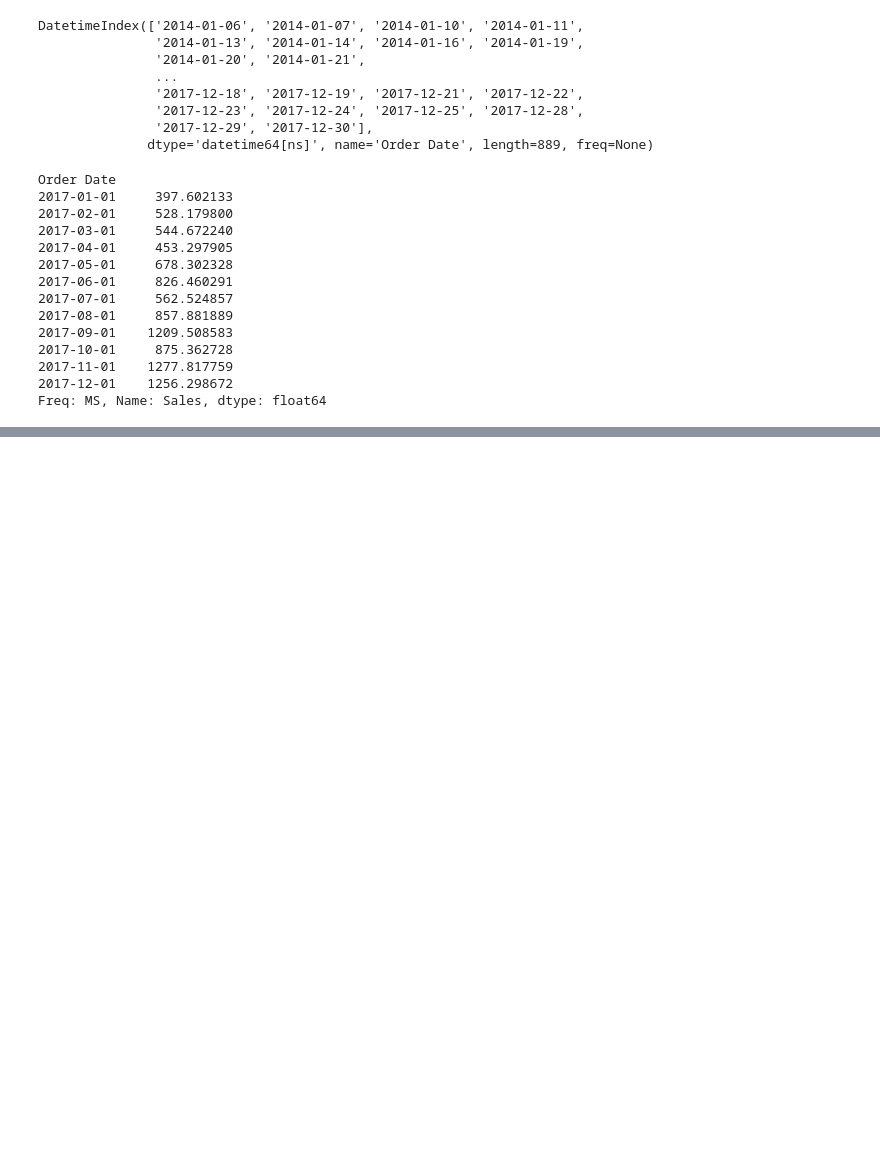
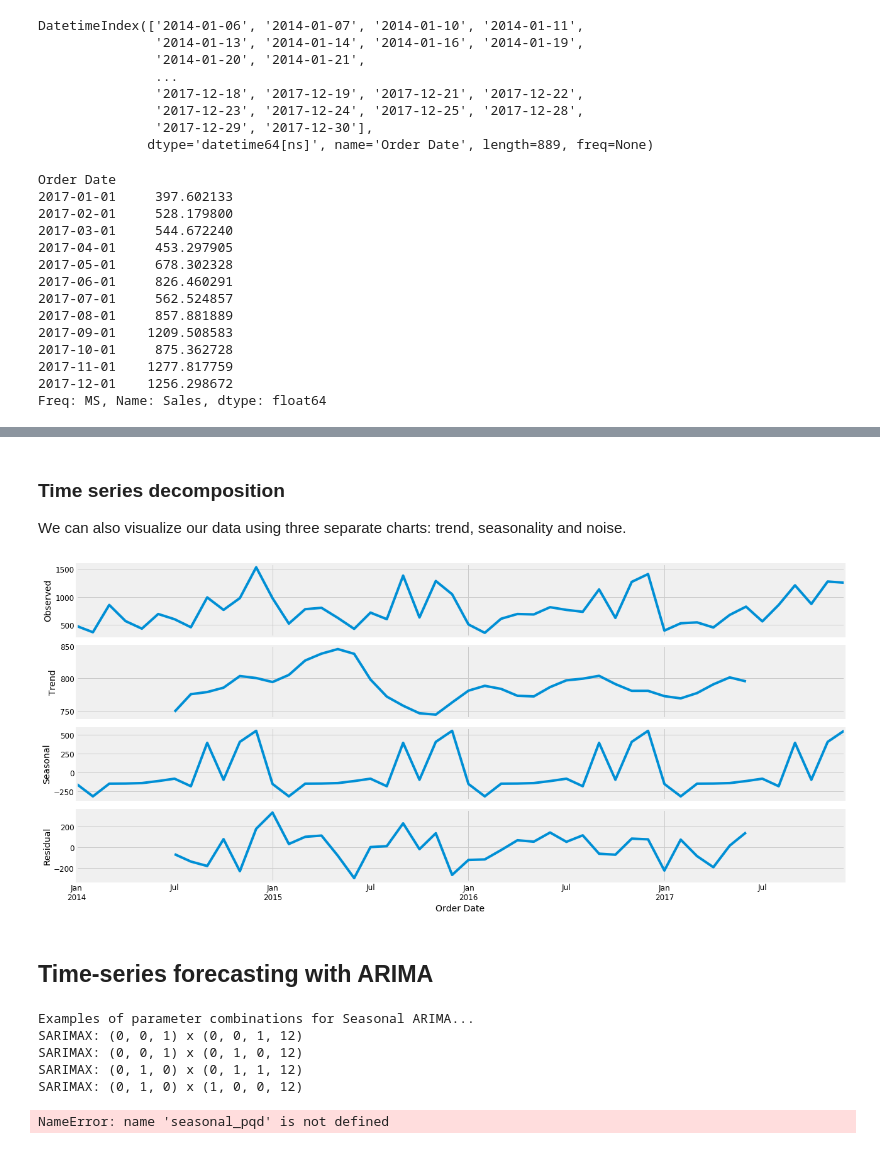
Before and after one commit to Sukhrat/time-series-sales-forecast, a Jupyter notebook: salesforecast.ipynb, the cells around one changed output, grey strips where cells are left out. Cells and saved outputs as stored; diff of their text form; code cells hidden in the pictures; blank space fills up the shorter version.

Commit message:
Added ARIMA model

```diff
--- a/salesforecast.ipynb
+++ b/salesforecast.ipynb
@@ -123,0 +110,14 @@ Freq: MS, Name: Sales, dtype: float64
+# %% [markdown]
+### Time series decomposition
+We can also visualize our data using three separate charts: trend, seasonality and noise.
+# %%
+from pylab import rcParams
+rcParams['figure.figsize'] = 18,8
+
+decomposition = sm.tsa.seasonal_decompose(y, model = 'additive')
+fig = decomposition.plot()
+plt.show()
+# %% [output]
+[figure, added]
+# %% [markdown]
+## Time-series forecasting with ARIMA
@@ -123,0 +128,26 @@ Freq: MS, Name: Sales, dtype: float64
+# %%
+print('Examples of parameter combinations for Seasonal ARIMA...')
+print('SARIMAX: {} x {}'.format(pdq[1], seasonal_pdq[1]))
+print('SARIMAX: {} x {}'.format(pdq[1], seasonal_pdq[2]))
+print('SARIMAX: {} x {}'.format(pdq[2], seasonal_pdq[3]))
+print('SARIMAX: {} x {}'.format(pdq[2], seasonal_pdq[4]))
+# %% [output]
+Examples of parameter combinations for Seasonal ARIMA...
+SARIMAX: (0, 0, 1) x (0, 0, 1, 12)
+SARIMAX: (0, 0, 1) x (0, 1, 0, 12)
+SARIMAX: (0, 1, 0) x (0, 1, 1, 12)
+SARIMAX: (0, 1, 0) x (1, 0, 0, 12)
+# %%
+for param in pdq:
+    for param_seasonal in seasonal_pqd:
+        try:
+            mod = sm.tsa.statespace.SARIMAX(y, order=param,
+                                            seasonal_order=param_seasonal,
+                                            enforce_stationarity=False,
+                                           enforce_invertibility=False)
+            results = mod.fit()
+            print('ARIMA{}x{}12 - AIC:{}'.format(param, param_seasonal, results.aic))
+        except:
+            continue
+# %% [output]
+NameError: name 'seasonal_pqd' is not defined
```
Also changed, not shown: parts of 5 cells of this notebook.
